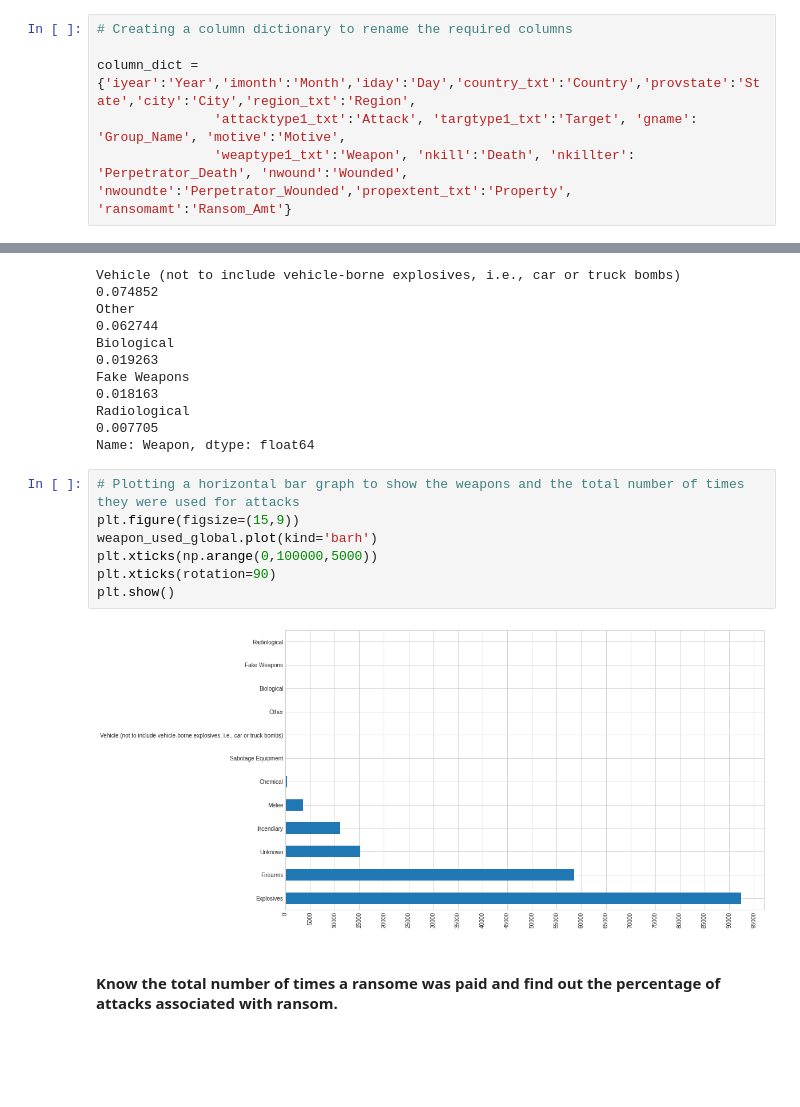
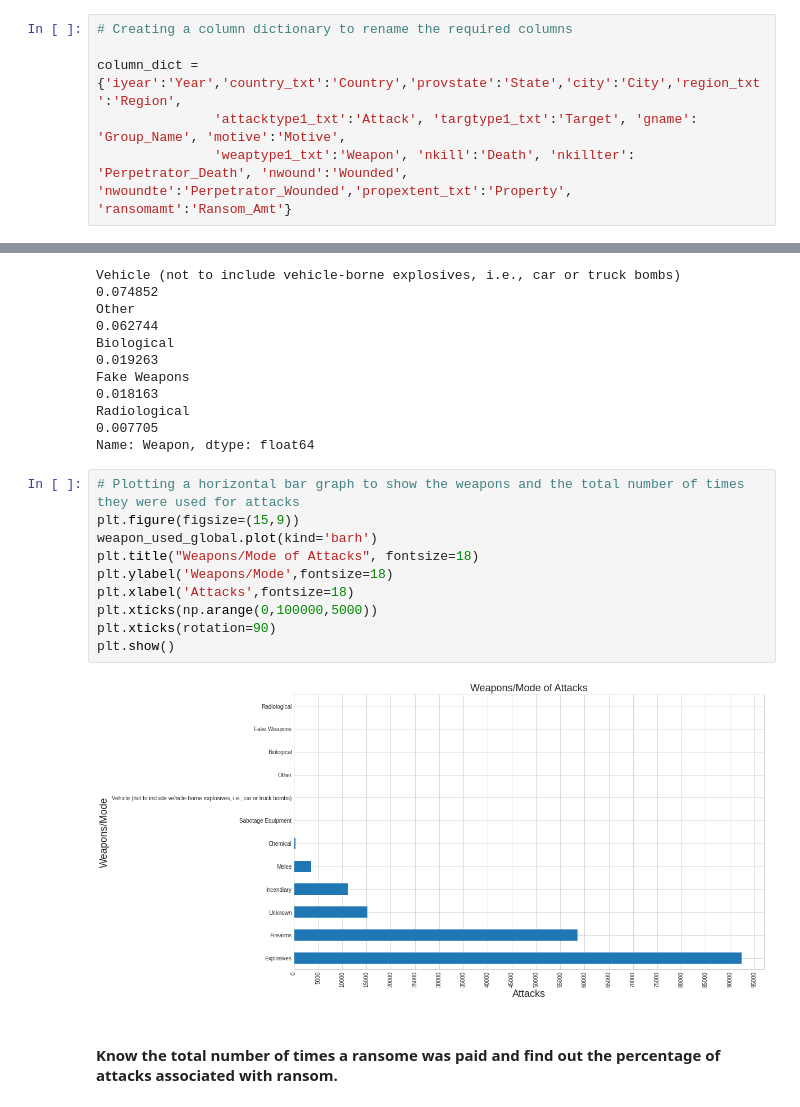
Before and after one commit to chvikas/global-terrorism-analysis, a Jupyter notebook: Global_Terrorism_Analysis_Capstone_Project.ipynb, the cells around one changed output, grey strips where cells are left out. Drawn from its saved outputs; the diff is of its cells as text; blank space fills up the shorter version.

```diff
--- a/Global_Terrorism_Analysis_Capstone_Project.ipynb
+++ b/Global_Terrorism_Analysis_Capstone_Project.ipynb
@@ -61,7 +64,7 @@ memory usage: 187.1+ MB
 # %%
 # Creating a column dictionary to rename the required columns
 
-column_dict = {'iyear':'Year','imonth':'Month','iday':'Day','country_txt':'Country','provstate':'State','city':'City','region_txt':'Region',
+column_dict = {'iyear':'Year','country_txt':'Country','provstate':'State','city':'City','region_txt':'Region',
                'attacktype1_txt':'Attack', 'targtype1_txt':'Target', 'gname': 'Group_Name', 'motive':'Motive',
                'weaptype1_txt':'Weapon', 'nkill':'Death', 'nkillter': 'Perpetrator_Death', 'nwound':'Wounded', 'nwoundte':'Perpetrator_Wounded','propextent_txt':'Property', 'ransomamt':'Ransom_Amt'}
 # %%
@@ -620,12 +623,15 @@ Name: Weapon, dtype: float64
 # %%
 # Plotting a horizontal bar graph to show the weapons and the total number of times they were used for attacks
 plt.figure(figsize=(15,9))
 weapon_used_global.plot(kind='barh')
+plt.title("Weapons/Mode of Attacks", fontsize=18)
+plt.ylabel('Weapons/Mode',fontsize=18)
+plt.xlabel('Attacks',fontsize=18)
 plt.xticks(np.arange(0,100000,5000))
 plt.xticks(rotation=90)
 plt.show()
 # %% [output]
-[figure, old version]
+[figure, new version]
 # %% [markdown]
 #### Know the total number of times a ransome was paid and find out the percentage of attacks associated with ransom.
 # %%
```
Also changed, not shown: parts of 94 cells of this notebook.
